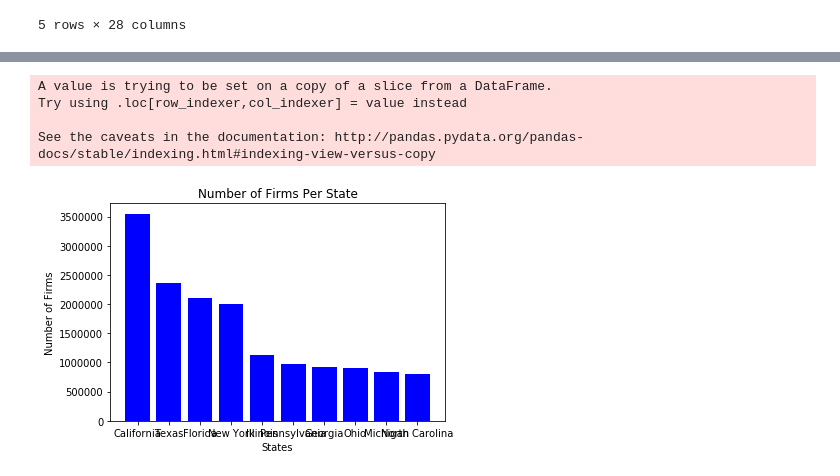
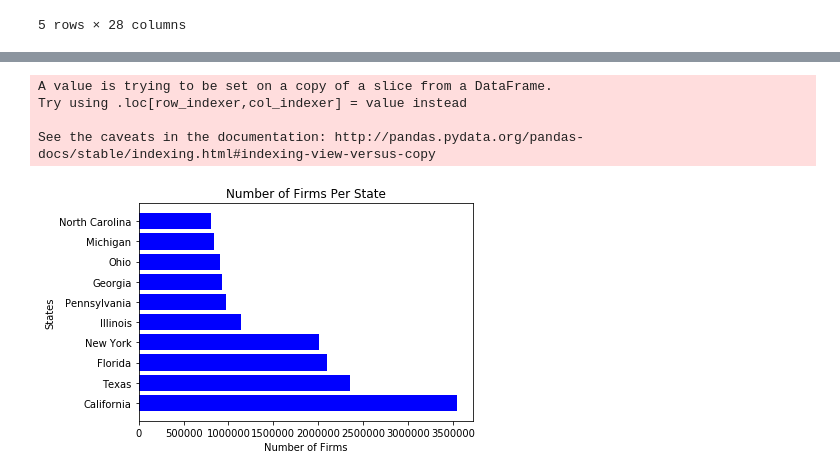
Before and after one commit to tafolabi/Project_Alpha, a Jupyter notebook: Project_Alpha.ipynb, the cells around one changed output, grey strips where cells are left out. Drawn from its saved outputs; the diff is of its cells as text; code cells hidden in the pictures.

```diff
--- a/Project_Alpha.ipynb
+++ b/Project_Alpha.ipynb
@@ -47,28 +47,28 @@ new_data.head()
 # %%
 # make all values in the Number of firms Column integers
 new_data['Number of Firms'] = new_data['Number of Firms'].astype(int)
 #groupby state and maximum number of firms to extract total firms in each state
 state_firms = new_data.groupby('State').agg({'Number of Firms':'max'})
 #sort values in ascending order to get the 10 highest states
 state_firms = state_firms.sort_values("Number of Firms", ascending=False)
 #select the top 10 states
 state_firms = state_firms.head(10)
 # reset index of the data frame
 state_firms.reset_index(inplace=True)
 # add all values to a list to plot bar chart
 state_firms_x = state_firms["State"].tolist()
 state_firms_y = state_firms["Number of Firms"].tolist()
 #plot the bar chart for the 10 cities
 
-plt.bar(state_firms_x, state_firms_y, color="b", align="center")
+plt.barh(state_firms_x, state_firms_y, color="b", align="center")
 
 plt.title("Number of Firms Per State")
-plt.xlabel("States")
-plt.ylabel("Number of Firms")
+plt.ylabel("States")
+plt.xlabel("Number of Firms")
 plt.savefig("Output/Barcities.png")
 # %% [output]
 A value is trying to be set on a copy of a slice from a DataFrame.
 Try using .loc[row_indexer,col_indexer] = value instead
 
 See the caveats in the documentation: http://pandas.pydata.org/pandas-docs/stable/indexing.html#indexing-view-versus-copy
-[figure, old version]
+[figure, new version]
```
Also changed, not shown: parts of 2 cells of this notebook, 3 other files.
